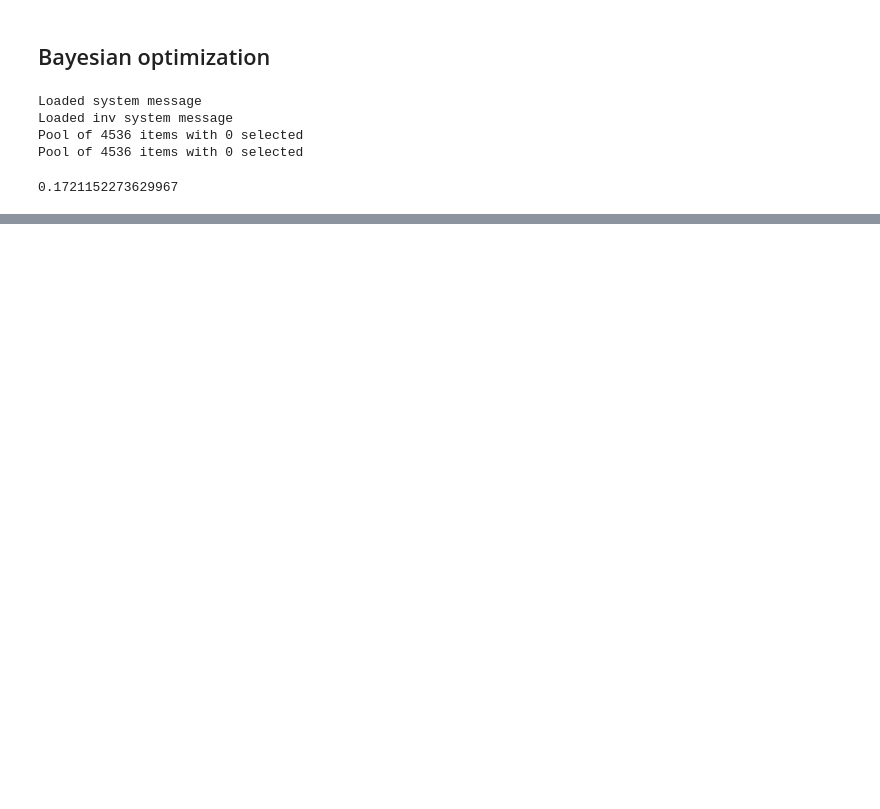
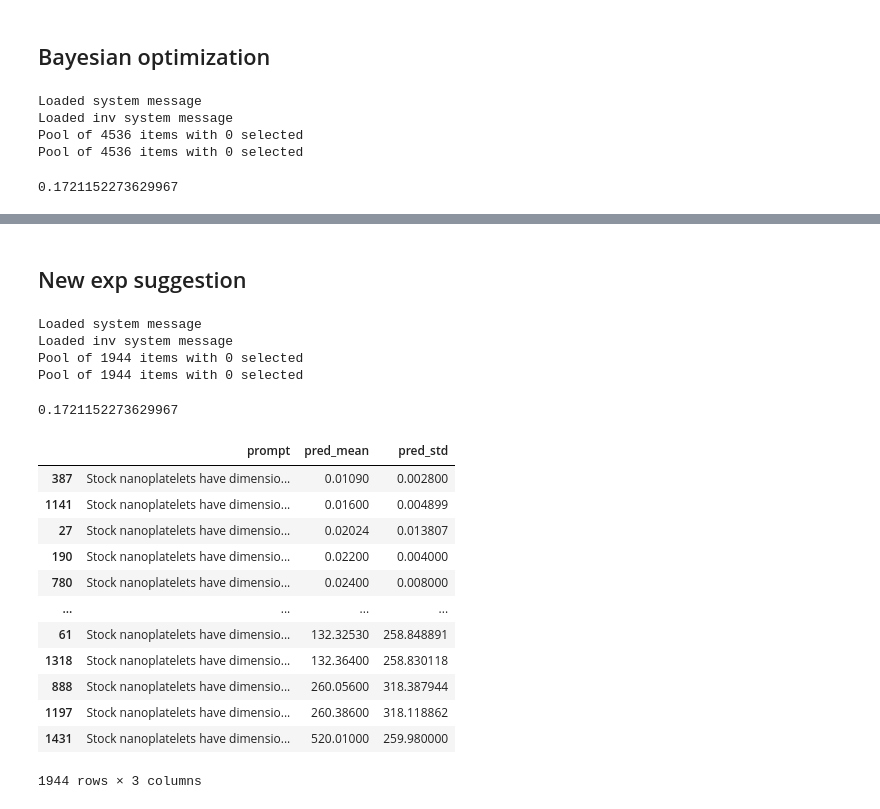
Before and after one commit to maykcaldas/BioNano-DOE, a Jupyter notebook: AgML/predict.ipynb, the cells around one changed output, grey strips where cells are left out. Saved outputs shown, nothing was run; the diff lists cells and outputs as text; code cells hidden in the pictures; blank space fills up the shorter version.

```diff
--- a/AgML/predict.ipynb
+++ b/AgML/predict.ipynb
@@ -474,10 +664,12 @@ for i in train_indexes:
 for i in train_indexes:
     asktell2.tell(prompts[i], peaks2[i])
 # %%
+system_message = "You are a bot that can accurately predict chemical and material properties from their synthesis and experimental procedures. Do not explain answers, just provide numerical predictions."
+
 yhat=[]
 y=[]
 for i in test_indexes:
-  yhat1 = asktell1.predict(prompts[i])
-  yhat2 = asktell2.predict(prompts[i])
+  yhat1 = asktell1.predict(prompts[i], system_message=system_message)
+  yhat2 = asktell2.predict(prompts[i], system_message=system_message)
   print(f"{yhat1.mean():.2f}+/-{yhat1.std():.2f} : {peaks1[i]} // {yhat2.mean():.2f}+/-{yhat2.std():.2f} : {peaks2[i]}")
 # %% [output]
@@ -727,0 +901,2 @@ for prompt in selected[0]:
+# %% [markdown]
+## New exp suggestion
@@ -727,0 +911,49 @@ for prompt in selected[0]:
+# %%
+asktell = bolift.AskTellFewShotTopk(
+    prefix="Complete the distance between the fluorescence peaks in the spectra measured for the last experiment."\
+          " Each answer should be numeric and ends with ###." \
+          " Use the following information to complete the prompt: \n",
+    x_formatter=lambda x: f"the experimental procedure: {x}",
+    y_name="the product of the quantum yield with the area under the fluorescence peak at 650 nm",
+    y_formatter=lambda y: f"{y:.2f}",
+    model="gpt-3.5-turbo",
+    selector_k=5,
+    temperature=0.7
+)
+
+system_message_path = "Data/system_message.txt"
+inv_system_message_path = "Data/inv_system_message.txt"
+
+if os.path.exists(system_message_path):
+    with open(system_message_path, "r") as f:
+        system_message = f.read()
+    print("Loaded system message")
+else:
+    system_message = ""
+
+if os.path.exists(inv_system_message_path):
+    with open(inv_system_message_path, "r") as f:
+        inv_system_message = f.read()
+    print("Loaded inv system message")
+else:
+    inv_system_message = ""
+
+print(pool)
+
+for p,l in zip(prompts, labels_f):
+  asktell.tell(p, float(l))
+  try:
+    pool.choose(p)
+  except:
+    continue
+
+print(pool)
+# %% [output]
+Loaded system message
+Loaded inv system message
+Pool of 1944 items with 0 selected
+Pool of 1944 items with 0 selected
+# %%
+max(labels_f)
+# %% [output]
+0.1721152273629967
@@ -727,0 +976,18 @@ for prompt in selected[0]:
+# %%
+predicted_pool.sort_values(by='pred_mean', ascending=True, inplace=True)
+predicted_pool.to_csv(f'Data/predicted_pool_{pool_type}.txt', sep=';', index=False)
+predicted_pool
+# %% [output]
+|  | prompt | pred_mean | pred_std |
+| 387 | Stock nanoplatelets have dimensio... | 0.01090 | 0.002800 |
+| 1141 | Stock nanoplatelets have dimensio... | 0.01600 | 0.004899 |
+| 27 | Stock nanoplatelets have dimensio... | 0.02024 | 0.013807 |
+| 190 | Stock nanoplatelets have dimensio... | 0.02200 | 0.004000 |
+| 780 | Stock nanoplatelets have dimensio... | 0.02400 | 0.008000 |
+| ... | ... | ... | ... |
+| 61 | Stock nanoplatelets have dimensio... | 132.32530 | 258.848891 |
+| 1318 | Stock nanoplatelets have dimensio... | 132.36400 | 258.830118 |
+| 888 | Stock nanoplatelets have dimensio... | 260.05600 | 318.387944 |
+| 1197 | Stock nanoplatelets have dimensio... | 260.38600 | 318.118862 |
+| 1431 | Stock nanoplatelets have dimensio... | 520.01000 | 259.980000 |
+1944 rows × 3 columns
```
Also changed, not shown: parts of 15 cells of this notebook, 5 other files.
